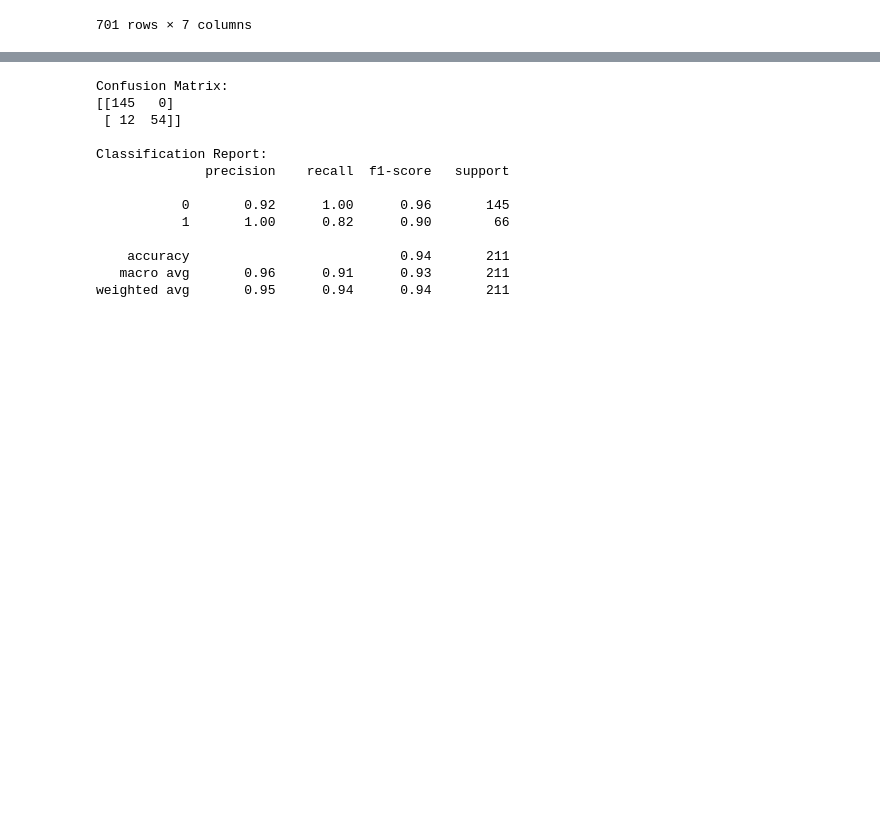
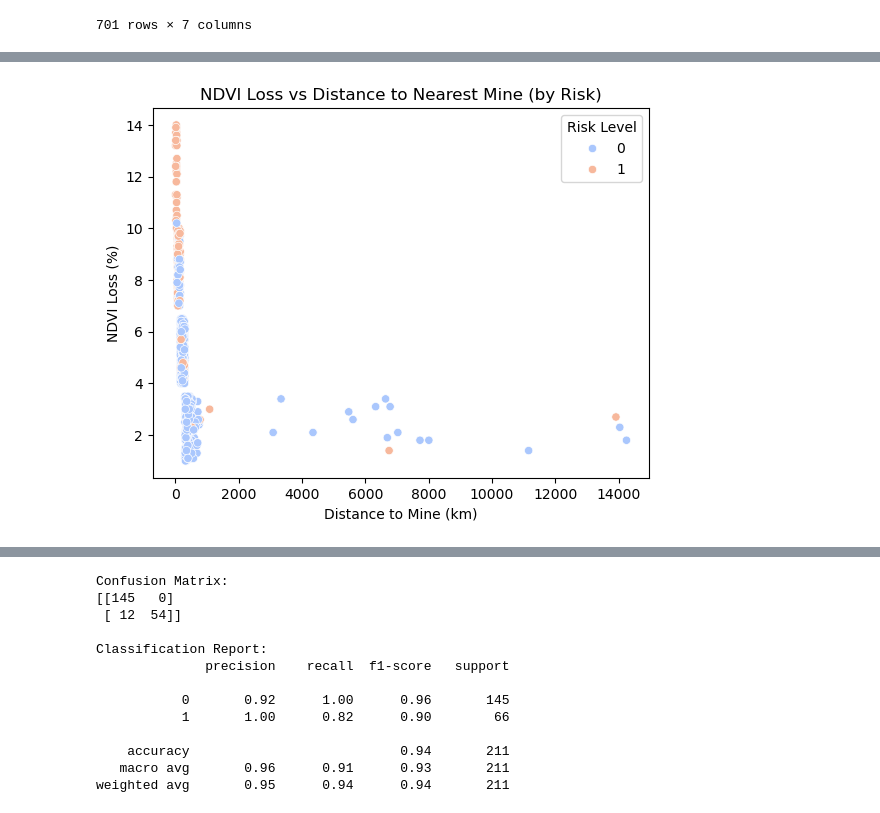
Before and after one commit to PrakshaaleJain/SoC-AIML, a Jupyter notebook: Task 2/Task 2.ipynb, the cells around one changed output, grey strips where cells are left out. Cells and saved outputs as stored; diff of their text form; code cells hidden in the pictures; blank space fills up the shorter version.

```diff
--- a/Task 2/Task 2.ipynb
+++ b/Task 2/Task 2.ipynb
@@ -54,4 +61,33 @@ df[features]= df[features].apply(pd.to_numeric,errors='coerce')
 #normalisation and risk calculation
 normalized = (df[features] - df[features].min()) / (df[features].max() - df[features].min())
 df["risk"] = normalized.mean(axis=1)
-df = pd.concat([df['respiratory_problem'], df['diarrohea'],df['risk'],df['Distance to Mine (km)'],df['NDVI_Loss_Percent'],df['inverse_distance']], axis=1)
+
+# Assigning high risk based on a threshold
+threshold=df['risk'].quantile(0.70)
+df['high_risk']=(df['risk']>threshold).astype(int)
+
+# Splitting the dataset into features and target variable
+target = df['high_risk']
+X=pd.DataFrame(df[features],columns=features)
+
+# Handling missing values by filling with mean
+X=X.fillna(X.mean())
+
+df = pd.concat([df['Latitude'],df['Longitude'],df['respiratory_problem'], df['diarrohea'],df['risk'],df['Distance to Mine (km)'],df['NDVI_Loss_Percent'],df['high_risk'],df['inverse_distance']], axis=1)
+# %%
+#scatterplot
+
+sns.scatterplot(
+    data=df,
+    x='Distance to Mine (km)',
+    y='NDVI_Loss_Percent',
+    hue='high_risk',
+    palette='coolwarm'
+)
+plt.title("NDVI Loss vs Distance to Nearest Mine (by Risk)")
+plt.xlabel("Distance to Mine (km)")
+plt.ylabel("NDVI Loss (%)")
+plt.legend(title='Risk Level')
+plt.show()
+# %% [output]
+[figure, added]
```
Also changed, not shown: parts of 4 cells of this notebook.
